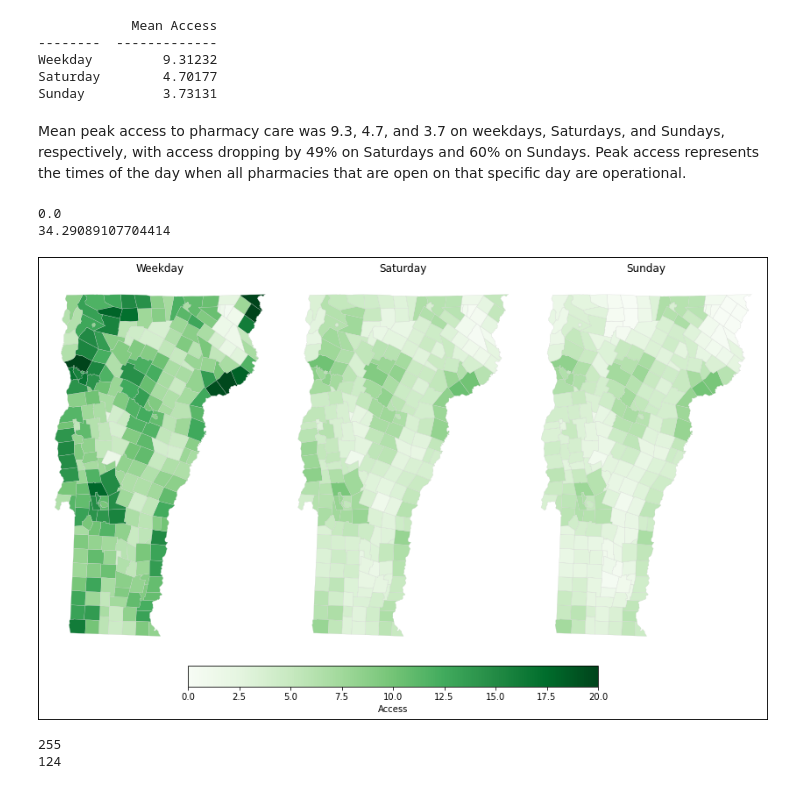
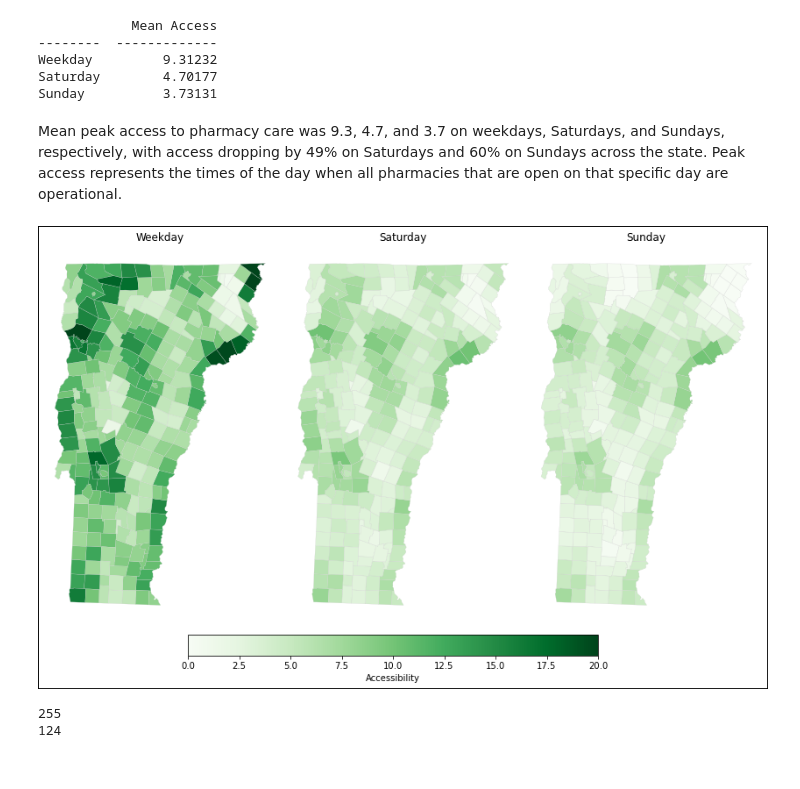
Before and after one commit to samroubin/VTPharmacy, a Jupyter notebook: procedure/code/01_Pharmacy_Accessibility.ipynb, the cells around one changed output. Saved outputs shown, nothing was run; the diff lists cells and outputs as text; code cells hidden in the pictures.

```diff
--- a/procedure/code/01_Pharmacy_Accessibility.ipynb
+++ b/procedure/code/01_Pharmacy_Accessibility.ipynb
@@ -977,40 +980,38 @@ Weekday         9.31232
 Saturday        4.70177
 Sunday          3.73131
 # %% [markdown]
-Mean peak access to pharmacy care was 9.3, 4.7, and 3.7 on weekdays, Saturdays, and Sundays, respectively, with access dropping by 49% on Saturdays and 60% on Sundays. Peak access represents the times of the day when all pharmacies that are open on that specific day are operational.
+Mean peak access to pharmacy care was 9.3, 4.7, and 3.7 on weekdays, Saturdays, and Sundays, respectively, with access dropping by 49% on Saturdays and 60% on Sundays across the state. Peak access represents the times of the day when all pharmacies that are open on that specific day are operational.
 # %%
 # Map by day of the week
 mapping_df1 = mapping_df
-print(mapping_df1[['access_w', 'access_s', 'access_su']].min().min())  # Min accessibility value
-print(mapping_df1[['access_w', 'access_s', 'access_su']].max().max())  # Max accessibility value
+#print(mapping_df1[['access_w', 'access_s', 'access_su']].min().min())  # Min accessibility value
+#print(mapping_df1[['access_w', 'access_s', 'access_su']].max().max())  # Max accessibility value
 
 fig, axs = plt.subplots(1, 3, figsize=(13, 8))
 plt.subplots_adjust(wspace=.05)
 
 for i, column in enumerate(['access_w', 'access_s', 'access_su']):
     ax = axs[i]
     mapping_df1.plot(column=column, cmap='Greens', linewidth=0.2, ax=ax, edgecolor='0.8', legend=False,
                 vmin=0, vmax=20)
     axs[0].set_title('Weekday')
     axs[1].set_title('Saturday')
     axs[2].set_title('Sunday')
     ax.axis('off')
 
 cbar = fig.colorbar(plt.cm.ScalarMappable(norm=plt.Normalize(vmin=0, vmax=20), cmap='Greens'), ax=axs, #Max was set to 20 for visualization purposes
                     orientation='horizontal', pad = .07, shrink = .5)
-cbar.set_label('Access')
+cbar.set_label('Accessibility')
 
 fig.patch.set_edgecolor('black') #Border
 fig.patch.set_linewidth(2)       #Border
 plt.subplots_adjust(right = 1)
 
 cbar.ax.set_position([0.3,0.05,.5,0.05])
 
 plt.show()
 # %% [output]
-0.0
-34.29089107704414
-[figure, old version]
+[figure, new version]
 # %%
 print(len(mapping_df1))
 print((mapping_df1['access_w'] < 8.6).sum())
```
Also changed, not shown: parts of 12 cells of this notebook.
